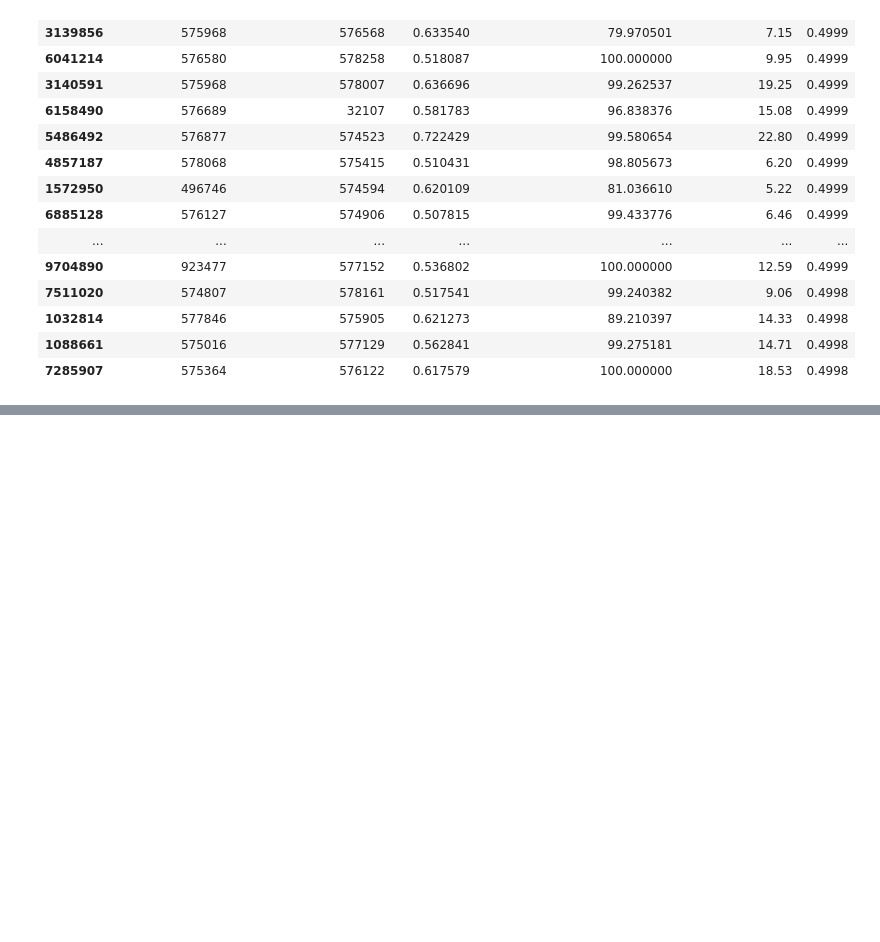
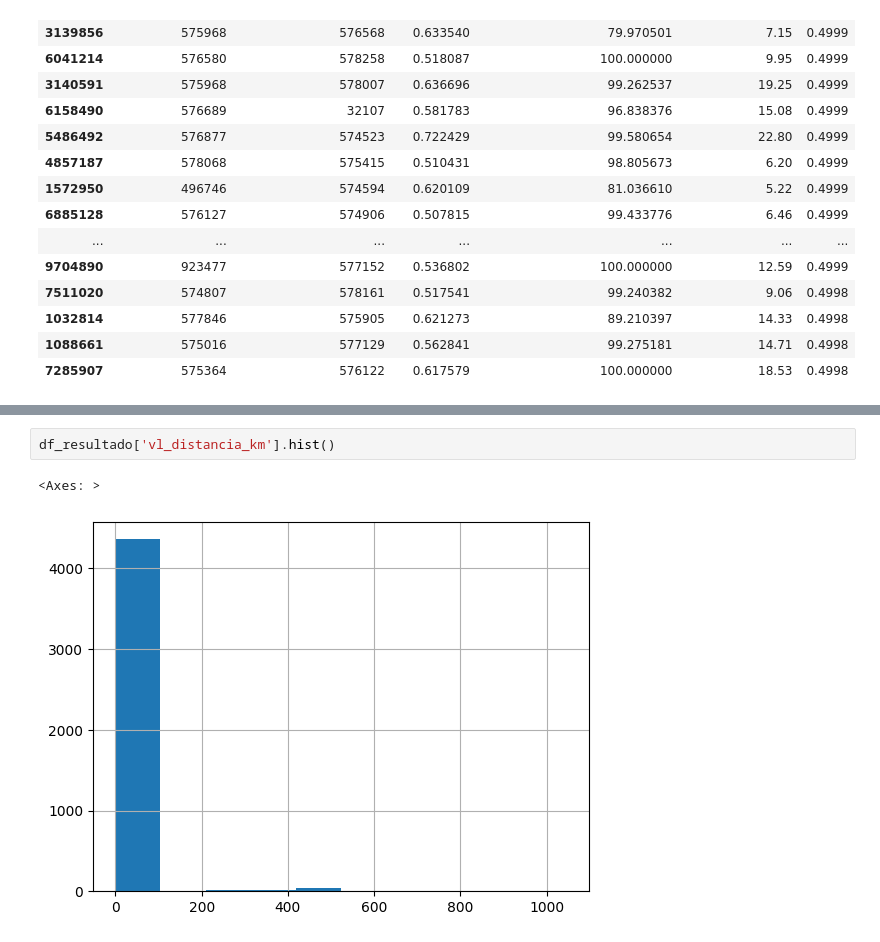
Before and after one commit to mateus-santos-rocha/doutorado, a Jupyter notebook: fila_estacoes_testes.ipynb, the cells around one changed output, grey strips where cells are left out. Drawn from its saved outputs; the diff is of its cells as text; blank space fills up the shorter version.

```diff
--- a/fila_estacoes_testes.ipynb
+++ b/fila_estacoes_testes.ipynb
@@ -122,0 +188,5 @@ result.loc[ \
+# %%
+df_resultado['vl_distancia_km'].hist()
+# %% [output]
+<Axes: >
+[figure, added]
```
Also changed, not shown: parts of 6 cells of this notebook.
